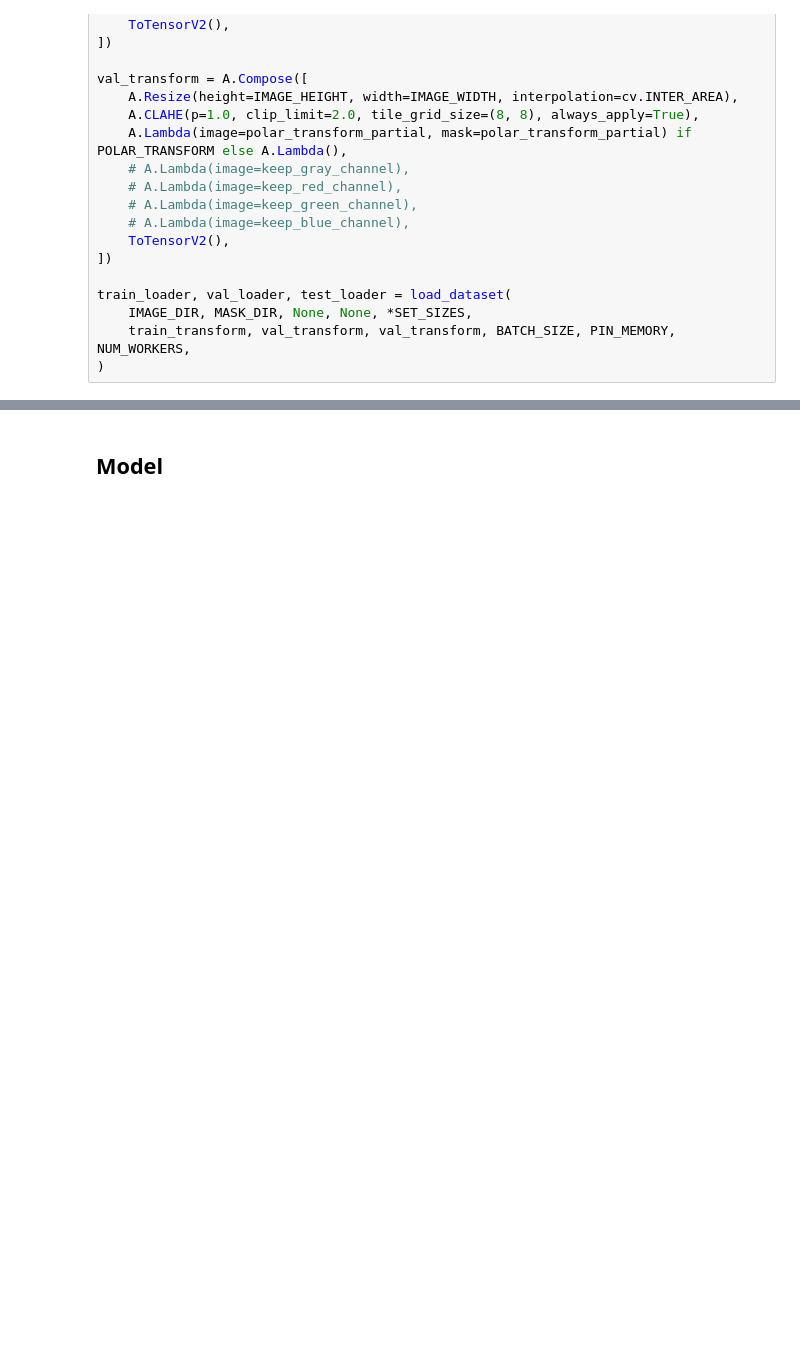
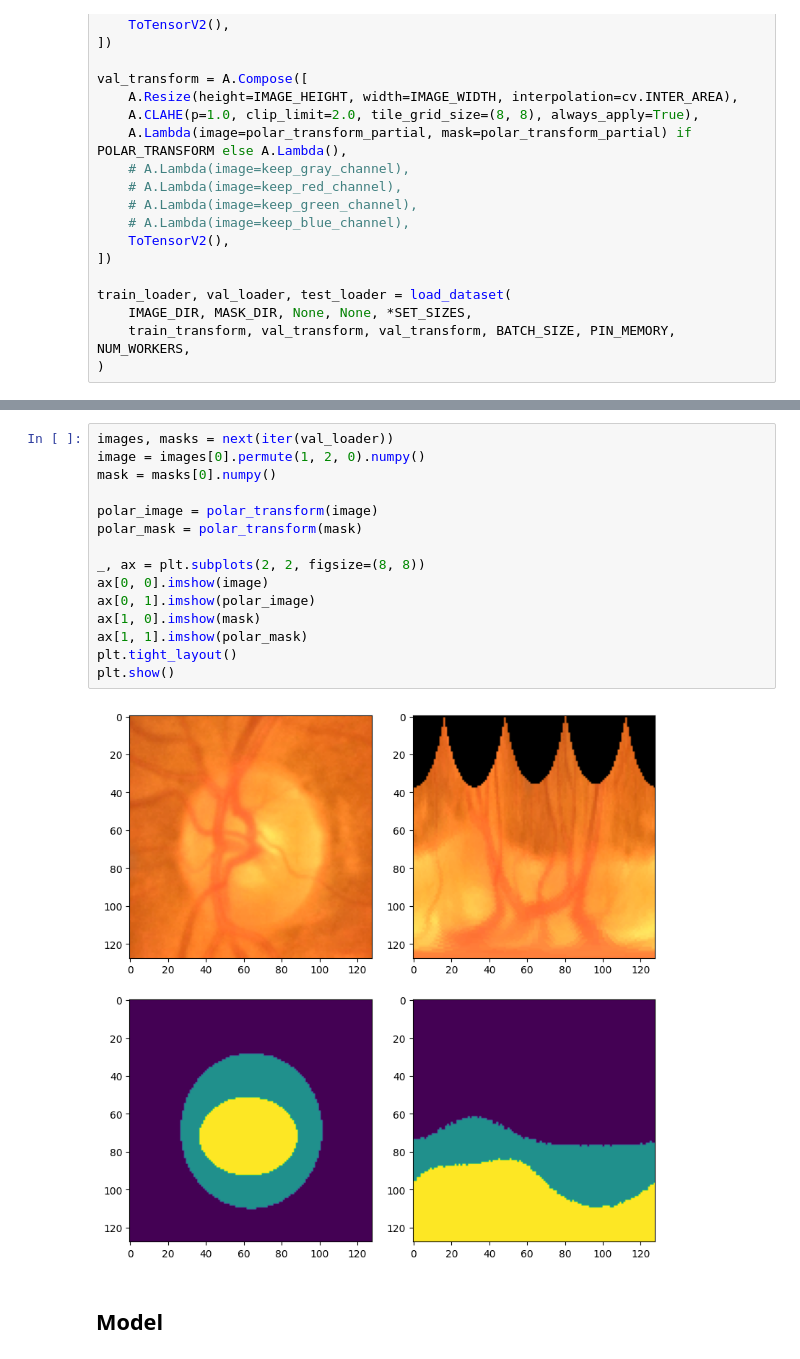
Before and after one commit to AkosKappel/DP-GlaucomaSegmentation, a Jupyter notebook: notebooks/workspace.ipynb, the cells around one changed output, grey strips where cells are left out. Drawn from its saved outputs; the diff is of its cells as text; blank space fills up the shorter version.

```diff
--- a/notebooks/workspace.ipynb
+++ b/notebooks/workspace.ipynb
@@ -152,3 +155,20 @@ for image, mask in zip(images, masks):
+# %%
+images, masks = next(iter(val_loader))
+image = images[0].permute(1, 2, 0).numpy()
+mask = masks[0].numpy()
+
+polar_image = polar_transform(image)
+polar_mask = polar_transform(mask)
+
+_, ax = plt.subplots(2, 2, figsize=(8, 8))
+ax[0, 0].imshow(image)
+ax[0, 1].imshow(polar_image)
+ax[1, 0].imshow(mask)
+ax[1, 1].imshow(polar_mask)
+plt.tight_layout()
+plt.show()
+# %% [output]
+[figure, added]
 # %% [markdown]
 ## Model
 # %%
```
Also changed, not shown: parts of 8 cells of this notebook, 1 other file.
